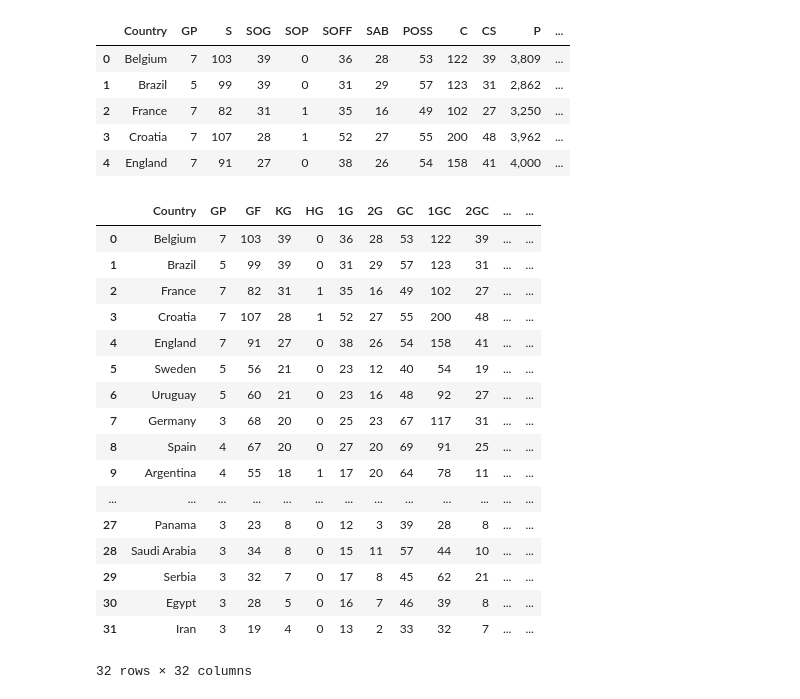
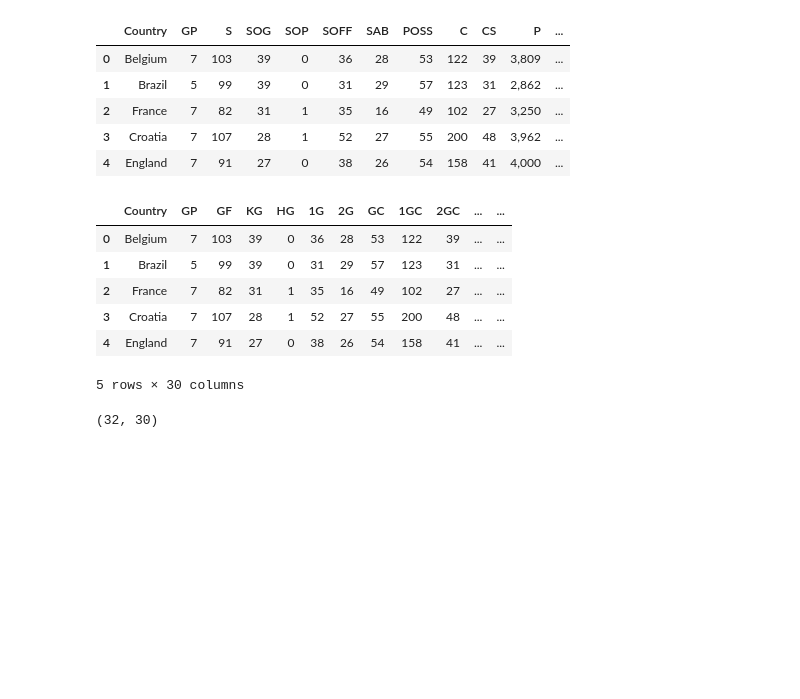
Before and after one commit to YahiaML/World-Cup-2018-Data-, a Jupyter notebook: World_Cup_qualifiers_data.ipynb, the cells around one changed output. Cells and saved outputs as stored; diff of their text form; code cells hidden in the pictures; blank space fills up the shorter version.

```diff
--- a/World_Cup_qualifiers_data.ipynb
+++ b/World_Cup_qualifiers_data.ipynb
@@ -191,21 +189,15 @@ result = pd.concat([standard, offensive], axis=1)
-# %%
-result
-# %% [output]
-|  | Country | GP | GF | KG | HG | 1G | 2G | GC | 1GC | 2GC | ... | ... |
-| 0 | Belgium | 7 | 103 | 39 | 0 | 36 | 28 | 53 | 122 | 39 | ... | ... |
-| 1 | Brazil | 5 | 99 | 39 | 0 | 31 | 29 | 57 | 123 | 31 | ... | ... |
-| 2 | France | 7 | 82 | 31 | 1 | 35 | 16 | 49 | 102 | 27 | ... | ... |
-| 3 | Croatia | 7 | 107 | 28 | 1 | 52 | 27 | 55 | 200 | 48 | ... | ... |
-| 4 | England | 7 | 91 | 27 | 0 | 38 | 26 | 54 | 158 | 41 | ... | ... |
-| 5 | Sweden | 5 | 56 | 21 | 0 | 23 | 12 | 40 | 54 | 19 | ... | ... |
-| 6 | Uruguay | 5 | 60 | 21 | 0 | 23 | 16 | 48 | 92 | 27 | ... | ... |
-| 7 | Germany | 3 | 68 | 20 | 0 | 25 | 23 | 67 | 117 | 31 | ... | ... |
-| 8 | Spain | 4 | 67 | 20 | 0 | 27 | 20 | 69 | 91 | 25 | ... | ... |
-| 9 | Argentina | 4 | 55 | 18 | 1 | 17 | 20 | 64 | 78 | 11 | ... | ... |
-| ... | ... | ... | ... | ... | ... | ... | ... | ... | ... | ... | ... | ... |
-| 27 | Panama | 3 | 23 | 8 | 0 | 12 | 3 | 39 | 28 | 8 | ... | ... |
-| 28 | Saudi Arabia | 3 | 34 | 8 | 0 | 15 | 11 | 57 | 44 | 10 | ... | ... |
-| 29 | Serbia | 3 | 32 | 7 | 0 | 17 | 8 | 45 | 62 | 21 | ... | ... |
-| 30 | Egypt | 3 | 28 | 5 | 0 | 16 | 7 | 46 | 39 | 8 | ... | ... |
-| 31 | Iran | 3 | 19 | 4 | 0 | 13 | 2 | 33 | 32 | 7 | ... | ... |
-32 rows × 32 columns
+# %%
+overall = pd.merge(standard, offensive, how='inner')
+overall.head()
+# %% [output]
+|  | Country | GP | GF | KG | HG | 1G | 2G | GC | 1GC | 2GC | ... | ... |
+| 0 | Belgium | 7 | 103 | 39 | 0 | 36 | 28 | 53 | 122 | 39 | ... | ... |
+| 1 | Brazil | 5 | 99 | 39 | 0 | 31 | 29 | 57 | 123 | 31 | ... | ... |
+| 2 | France | 7 | 82 | 31 | 1 | 35 | 16 | 49 | 102 | 27 | ... | ... |
+| 3 | Croatia | 7 | 107 | 28 | 1 | 52 | 27 | 55 | 200 | 48 | ... | ... |
+| 4 | England | 7 | 91 | 27 | 0 | 38 | 26 | 54 | 158 | 41 | ... | ... |
+5 rows × 30 columns
+# %%
+overall.shape
+# %% [output]
+(32, 30)
```
Also changed, not shown: parts of 1 cell of this notebook.
